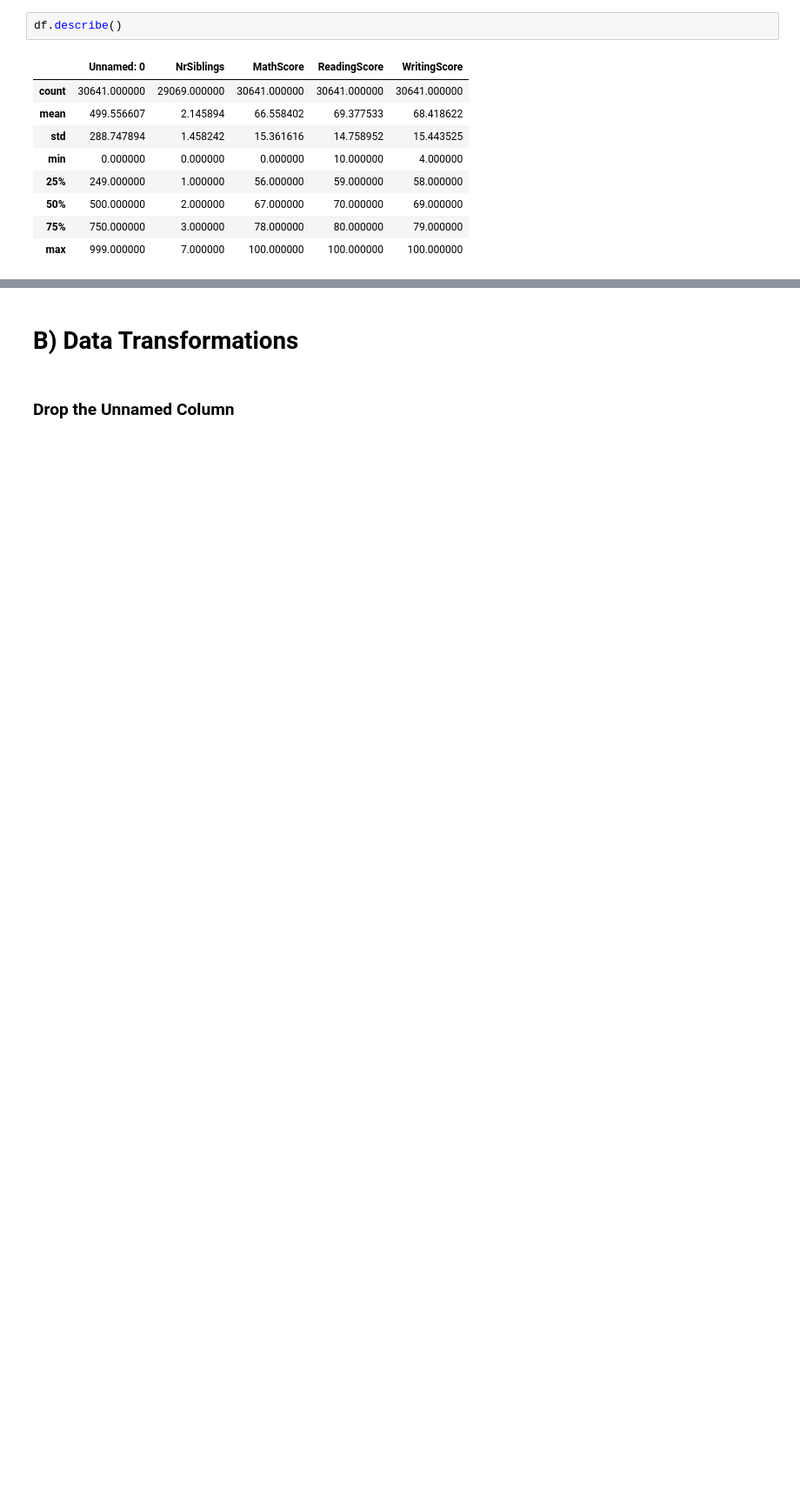
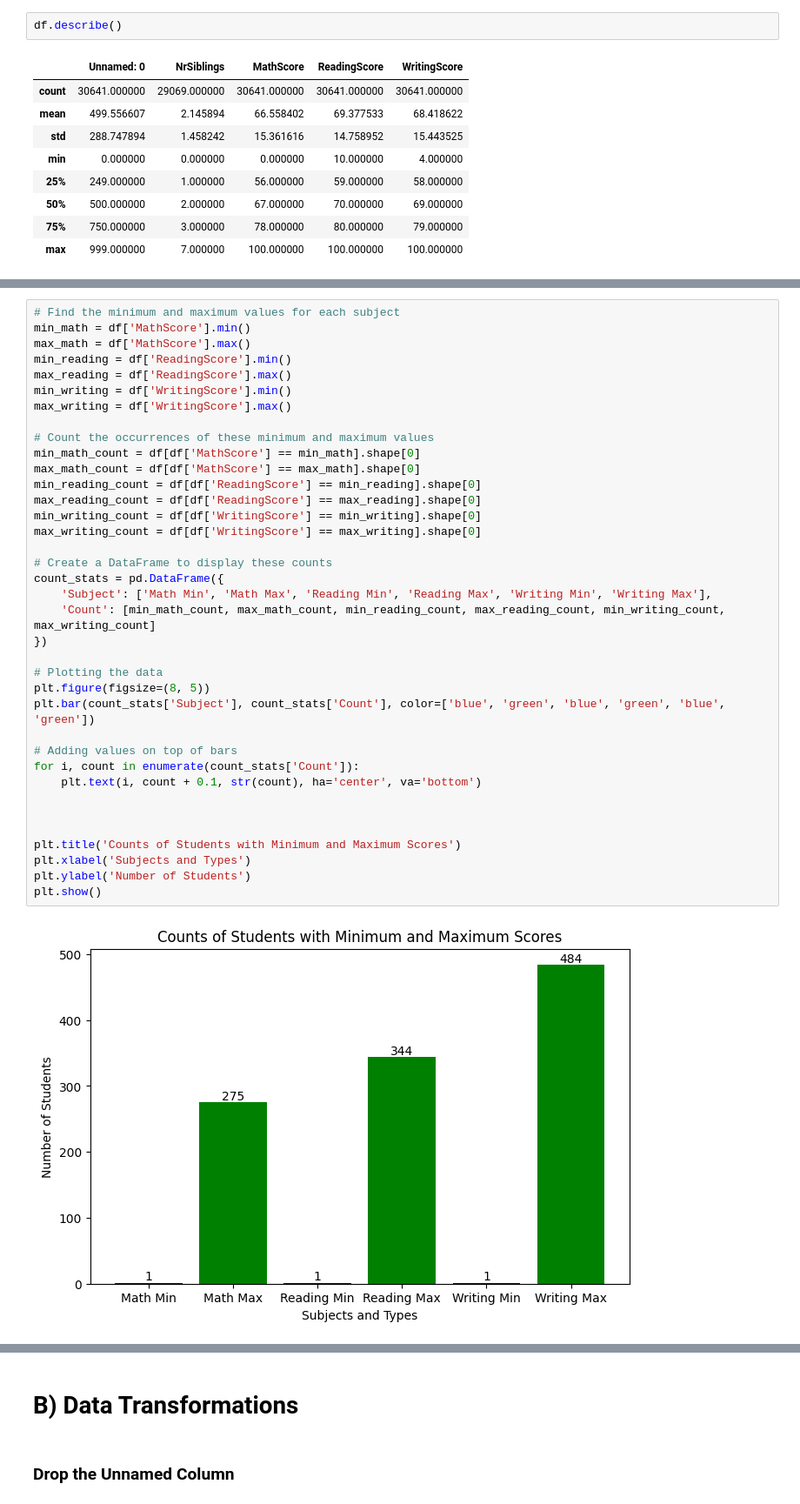
Before and after one commit to HafshaWahab/Students-Test-Scores-Analysis, a Jupyter notebook: students-test-scores-analysis.ipynb, the cells around one changed output, grey strips where cells are left out. Shown: that part at 87% size. Cells and saved outputs as stored; diff of their text form; blank space fills up the shorter version.

```diff
--- a/students-test-scores-analysis.ipynb
+++ b/students-test-scores-analysis.ipynb
@@ -100,0 +109,39 @@ dtype: int64
+# %%
+# Find the minimum and maximum values for each subject
+min_math = df['MathScore'].min()
+max_math = df['MathScore'].max()
+min_reading = df['ReadingScore'].min()
+max_reading = df['ReadingScore'].max()
+min_writing = df['WritingScore'].min()
+max_writing = df['WritingScore'].max()
+
+# Count the occurrences of these minimum and maximum values
+min_math_count = df[df['MathScore'] == min_math].shape[0]
+max_math_count = df[df['MathScore'] == max_math].shape[0]
+min_reading_count = df[df['ReadingScore'] == min_reading].shape[0]
+max_reading_count = df[df['ReadingScore'] == max_reading].shape[0]
+min_writing_count = df[df['WritingScore'] == min_writing].shape[0]
+max_writing_count = df[df['WritingScore'] == max_writing].shape[0]
+
+# Create a DataFrame to display these counts
+count_stats = pd.DataFrame({
+    'Subject': ['Math Min', 'Math Max', 'Reading Min', 'Reading Max', 'Writing Min', 'Writing Max'],
+    'Count': [min_math_count, max_math_count, min_reading_count, max_reading_count, min_writing_count, max_writing_count]
+})
+
+# Plotting the data
+plt.figure(figsize=(8, 5))
+plt.bar(count_stats['Subject'], count_stats['Count'], color=['blue', 'green', 'blue', 'green', 'blue', 'green'])
+
+# Adding values on top of bars
+for i, count in enumerate(count_stats['Count']):
+    plt.text(i, count + 0.1, str(count), ha='center', va='bottom')
+
+
+
+plt.title('Counts of Students with Minimum and Maximum Scores')
+plt.xlabel('Subjects and Types')
+plt.ylabel('Number of Students')
+plt.show()
+# %% [output]
+[figure, added]
```
Also changed, not shown: parts of 12 cells of this notebook.
